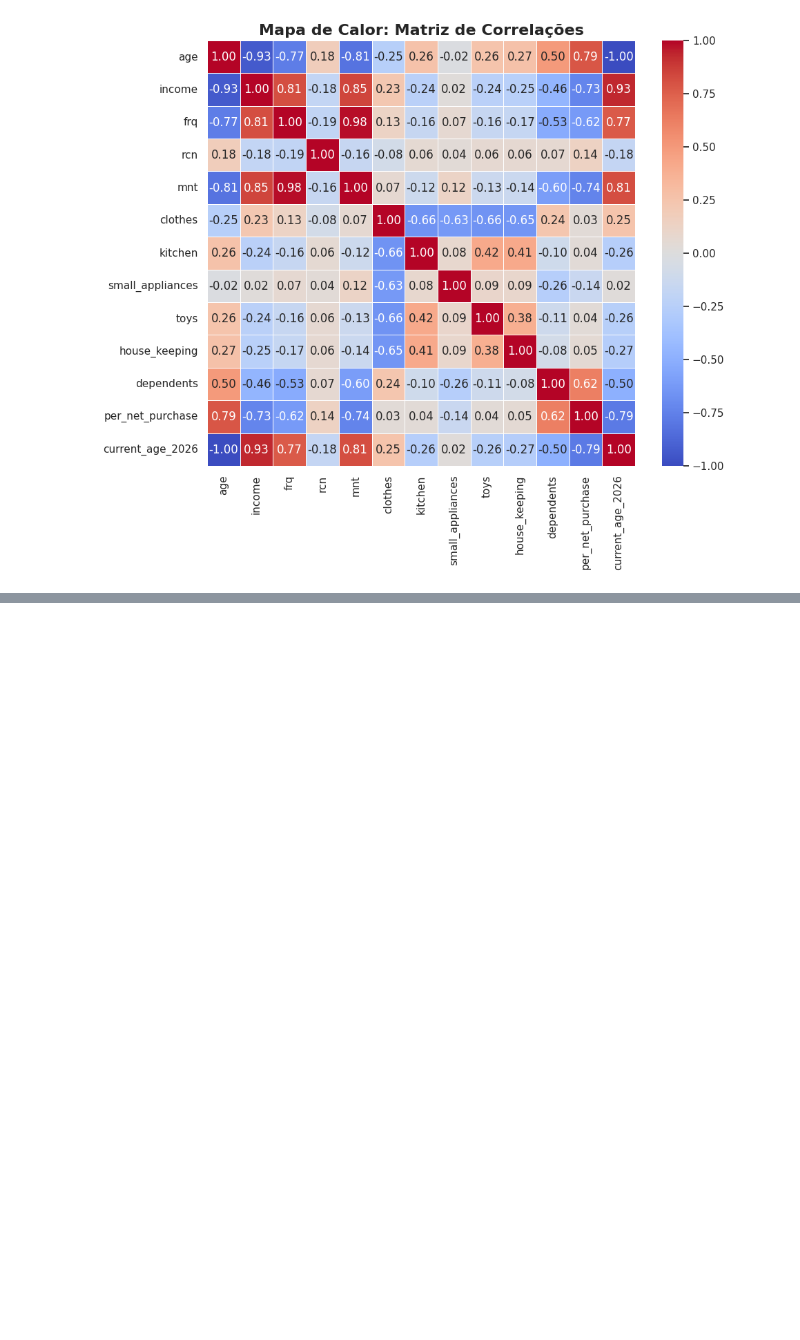
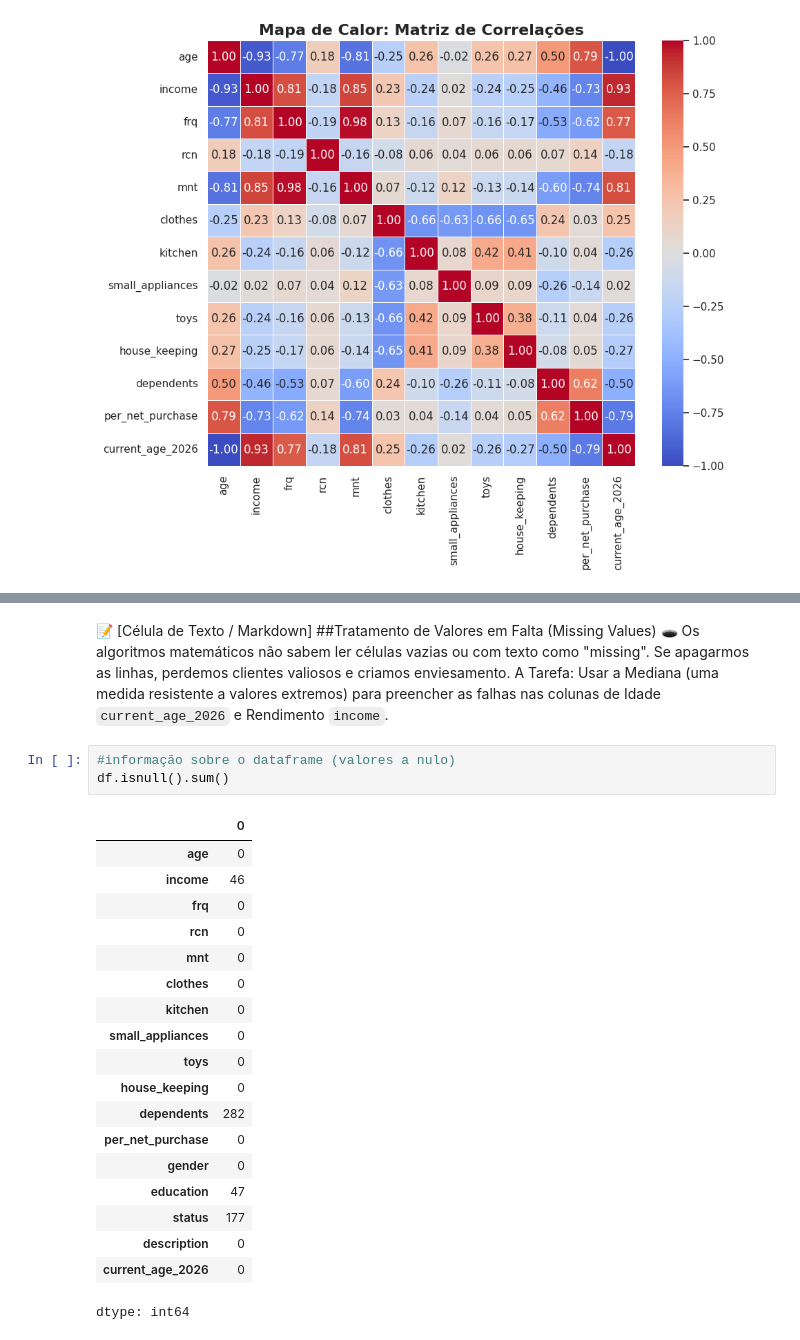
Before and after one commit to MPCCoder/Data-Science-e-Modelos-Preditivos, a Jupyter notebook: Data_Science_e_Modelos_Preditivos_Lab3.ipynb, the cells around one changed output, grey strips where cells are left out. Saved outputs shown, nothing was run; the diff lists cells and outputs as text; blank space fills up the shorter version.

```diff
--- a/Data_Science_e_Modelos_Preditivos_Lab3.ipynb
+++ b/Data_Science_e_Modelos_Preditivos_Lab3.ipynb
@@ -336,0 +353,27 @@ plt.show()
+# %% [markdown]
+📝 [Célula de Texto / Markdown]
+##Tratamento de Valores em Falta (Missing Values) 🕳️
+Os algoritmos matemáticos não sabem ler células vazias ou com texto como "missing". Se apagarmos as linhas, perdemos clientes valiosos e criamos enviesamento. A Tarefa: Usar a Mediana (uma medida resistente a valores extremos) para preencher as falhas nas colunas de Idade `current_age_2026` e Rendimento `income`.
+# %%
+#informação sobre o dataframe (valores a nulo)
+df.isnull().sum()
+# %% [output]
+|  | 0 |
+| age | 0 |
+| income | 46 |
+| frq | 0 |
+| rcn | 0 |
+| mnt | 0 |
+| clothes | 0 |
+| kitchen | 0 |
+| small_appliances | 0 |
+| toys | 0 |
+| house_keeping | 0 |
+| dependents | 282 |
+| per_net_purchase | 0 |
+| gender | 0 |
+| education | 47 |
+| status | 177 |
+| description | 0 |
+| current_age_2026 | 0 |
+dtype: int64
```
Also changed, not shown: parts of 30 cells of this notebook.
